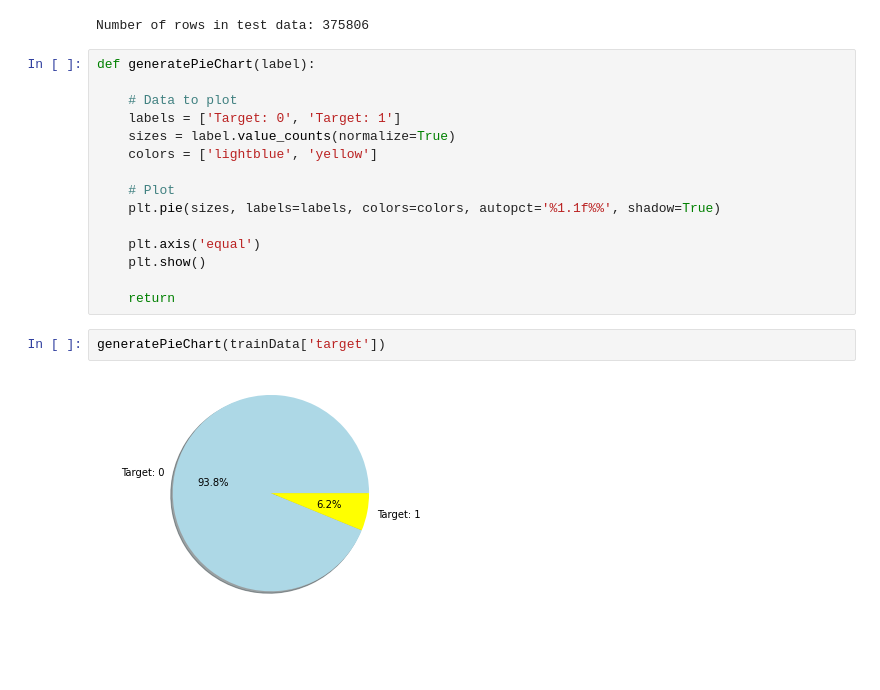
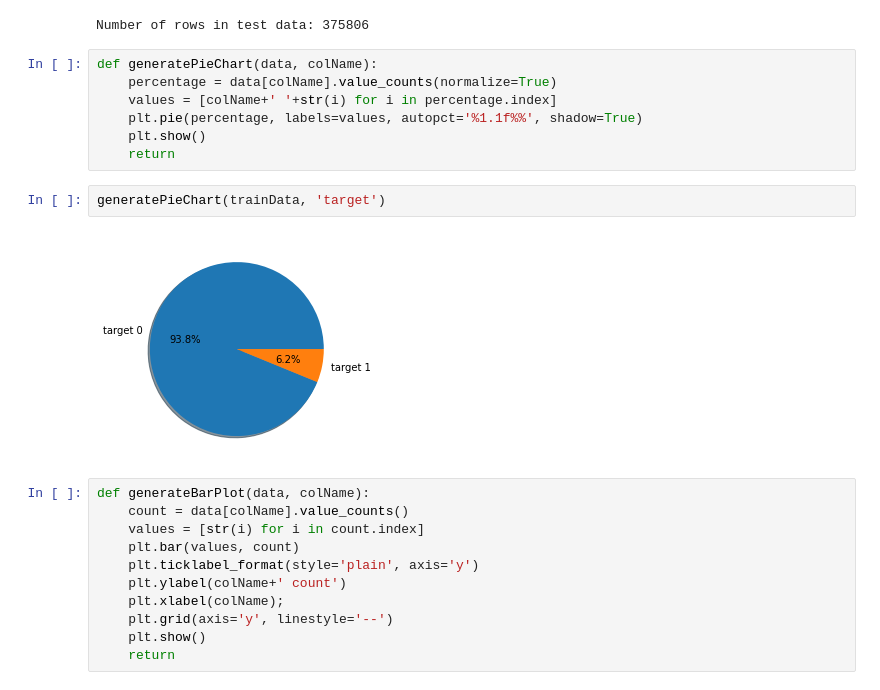
Before and after one commit to shiranimehr/Capstone-two, a Jupyter notebook: insincere_questions_classification/notebooks/Untitled.ipynb, the cells around one changed output. Cells and saved outputs as stored; diff of their text form; blank space fills up the shorter version.

```diff
--- a/insincere_questions_classification/notebooks/Untitled.ipynb
+++ b/insincere_questions_classification/notebooks/Untitled.ipynb
@@ -34,21 +36,24 @@ print("Number of rows in test data:", testData.shape[0])
 # %% [output]
 Number of rows in test data: 375806
 # %%
-def generatePieChart(label):
-
-    # Data to plot
-    labels = ['Target: 0', 'Target: 1']
-    sizes = label.value_counts(normalize=True)
-    colors = ['lightblue', 'yellow']
-
-    # Plot
-    plt.pie(sizes, labels=labels, colors=colors, autopct='%1.1f%%', shadow=True)
-
-    plt.axis('equal')
+def generatePieChart(data, colName):
+    percentage = data[colName].value_counts(normalize=True)
+    values = [colName+' '+str(i) for i in percentage.index]
+    plt.pie(percentage, labels=values, autopct='%1.1f%%', shadow=True)
     plt.show()
-
     return
 # %%
-generatePieChart(trainData['target'])
+generatePieChart(trainData, 'target')
 # %% [output]
-[figure, old version]
+[figure, new version]
+# %%
+def generateBarPlot(data, colName):
+    count = data[colName].value_counts()
+    values = [str(i) for i in count.index]
+    plt.bar(values, count)
+    plt.ticklabel_format(style='plain', axis='y')
+    plt.ylabel(colName+' count')
+    plt.xlabel(colName);
+    plt.grid(axis='y', linestyle='--')
+    plt.show()
+    return
```
Also changed, not shown: parts of 8 cells of this notebook.
